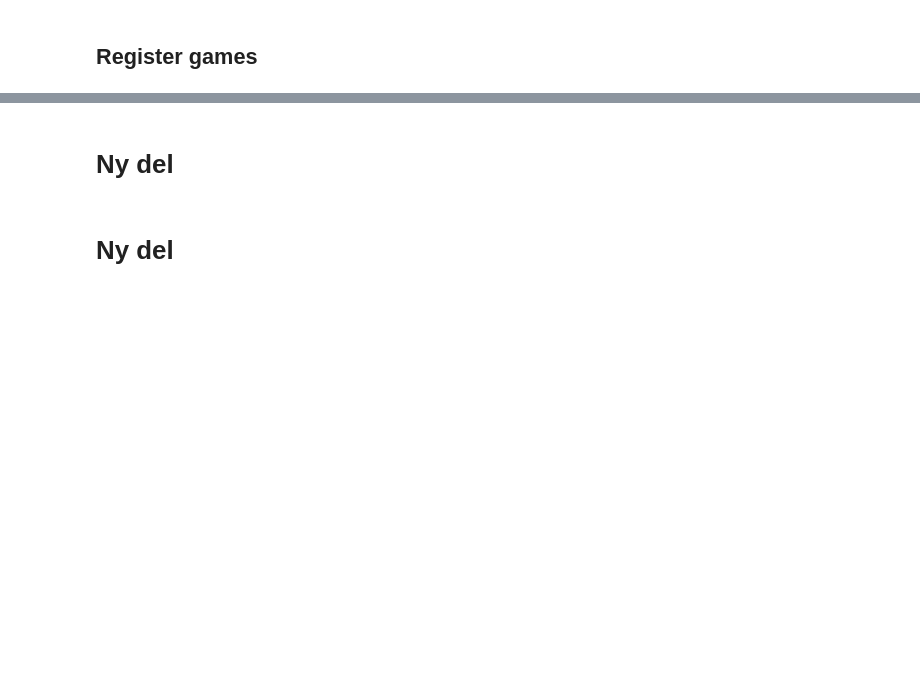
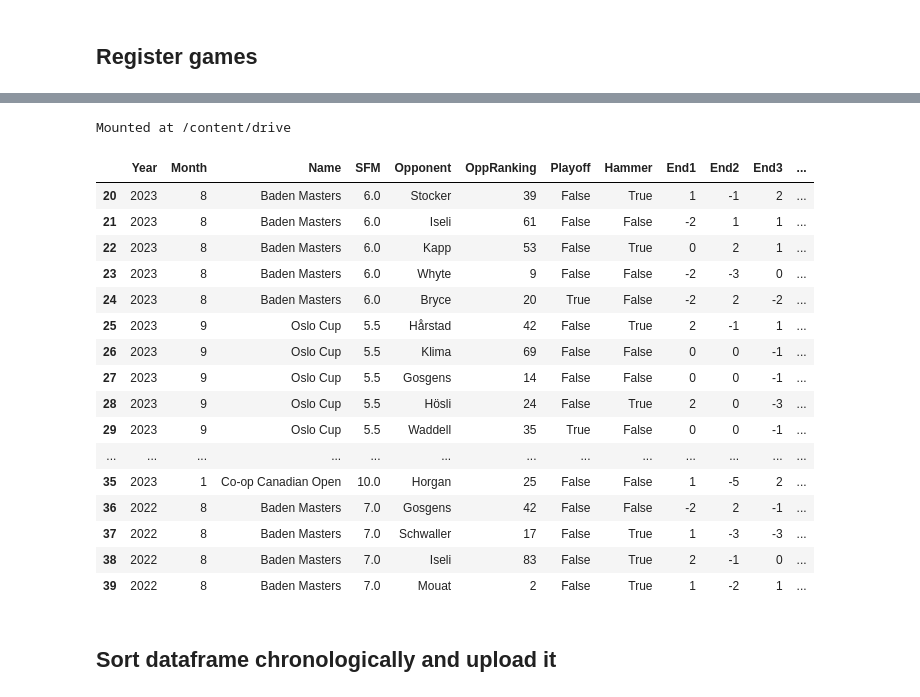
Before and after one commit to gauttte/Curling-matchstats, a Jupyter notebook: register_tournament.ipynb, the cells around one changed output, grey strips where cells are left out. Cells and saved outputs as stored; diff of their text form; code cells hidden in the pictures; blank space fills up the shorter version.

Commit message:
Opprettet med Colaboratory

```diff
--- a/register_tournament.ipynb
+++ b/register_tournament.ipynb
@@ -51,9 +51,9 @@ year = int(input('Which year:\t'))
 month = int(input('What month (1-12):'))
 name = str(input('Name of tournament:'))
 sfm = float(input('Tournament SFM:'))
-matches = []
+games = []
 
-tour = spiel(year, month, name, sfm, matches)
+tour = spiel(year, month, name, sfm, games)
 
 print('')
 print("Tournament object created.")
@@ -116,4 +130,46 @@ registrert.
-# %% [markdown]
-# Ny del
-# %% [markdown]
-# Ny del
+# %%
+import pandas as pd
+
+from google.colab import drive
+drive.mount('/content/drive')
+
+#go get that ABT of all matches ever
+abt = pd.read_csv("/content/drive/MyDrive/Colab_Notebooks/curling_matches_analytics/allekamper.csv")
+
+#create an empty DataFrame with column names from abt
+column_names = abt.columns.tolist()
+df = pd.DataFrame(columns = column_names)
+
+
+#for each match played in recent tournament, add a row
+for played in tour.games:
+  new_row = [tour.year, tour.month, tour.name, tour.sfm, played.opp, played.opp_ranking, played.playoff,
+          played.hammer, played.end1, played.end2, played.end3, played.end4, played.end5,
+          played.end6, played.end7, played.end8, played.end9, played.end10, played.end11]
+
+  df.loc[len(df)] = new_row
+
+# Append df2 to df1
+result_df = pd.concat([abt, df], ignore_index=True)
+result_df.tail(20)
+# %% [output]
+Mounted at /content/drive
+|  | Year | Month | Name | SFM | Opponent | OppRanking | Playoff | Hammer | End1 | End2 | End3 | ... |
+| 20 | 2023 | 8 | Baden Masters | 6.0 | Stocker | 39 | False | True | 1 | -1 | 2 | ... |
+| 21 | 2023 | 8 | Baden Masters | 6.0 | Iseli | 61 | False | False | -2 | 1 | 1 | ... |
+| 22 | 2023 | 8 | Baden Masters | 6.0 | Kapp | 53 | False | True | 0 | 2 | 1 | ... |
+| 23 | 2023 | 8 | Baden Masters | 6.0 | Whyte | 9 | False | False | -2 | -3 | 0 | ... |
+| 24 | 2023 | 8 | Baden Masters | 6.0 | Bryce | 20 | True | False | -2 | 2 | -2 | ... |
+| 25 | 2023 | 9 | Oslo Cup | 5.5 | Hårstad | 42 | False | True | 2 | -1 | 1 | ... |
+| 26 | 2023 | 9 | Oslo Cup | 5.5 | Klima | 69 | False | False | 0 | 0 | -1 | ... |
+| 27 | 2023 | 9 | Oslo Cup | 5.5 | Gosgens | 14 | False | False | 0 | 0 | -1 | ... |
+| 28 | 2023 | 9 | Oslo Cup | 5.5 | Hösli | 24 | False | True | 2 | 0 | -3 | ... |
+| 29 | 2023 | 9 | Oslo Cup | 5.5 | Waddell | 35 | True | False | 0 | 0 | -1 | ... |
+| ... | ... | ... | ... | ... | ... | ... | ... | ... | ... | ... | ... | ... |
+| 35 | 2023 | 1 | Co-op Canadian Open | 10.0 | Horgan | 25 | False | False | 1 | -5 | 2 | ... |
+| 36 | 2022 | 8 | Baden Masters | 7.0 | Gosgens | 42 | False | False | -2 | 2 | -1 | ... |
+| 37 | 2022 | 8 | Baden Masters | 7.0 | Schwaller | 17 | False | True | 1 | -3 | -3 | ... |
+| 38 | 2022 | 8 | Baden Masters | 7.0 | Iseli | 83 | False | True | 2 | -1 | 0 | ... |
+| 39 | 2022 | 8 | Baden Masters | 7.0 | Mouat | 2 | False | True | 1 | -2 | 1 | ... |
+# %% [markdown]
+## Sort dataframe chronologically and upload it
```
Also changed, not shown: parts of 4 cells of this notebook.
